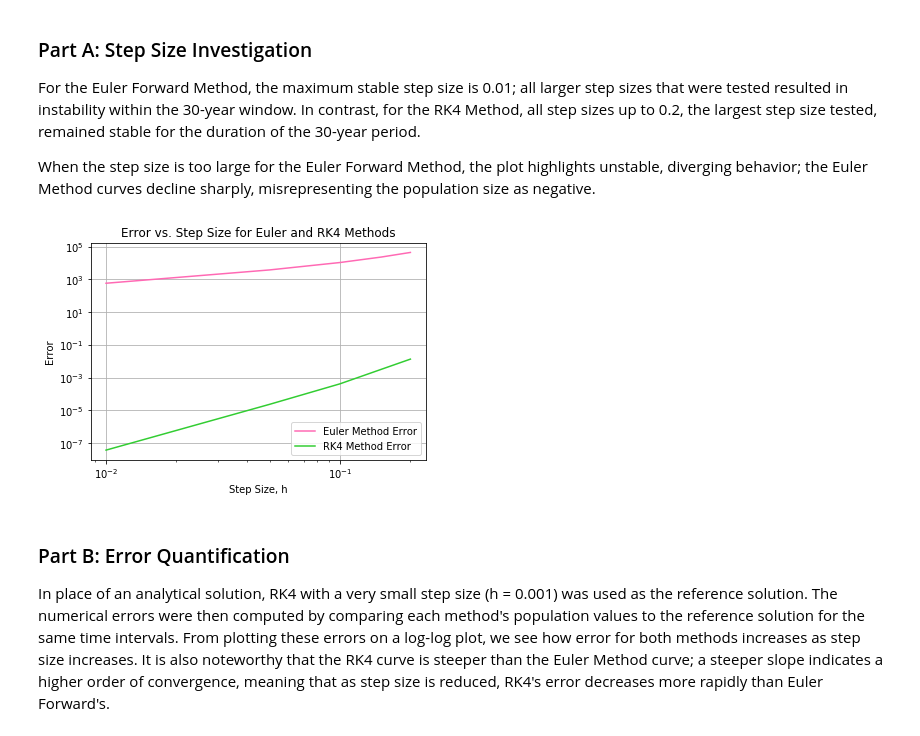
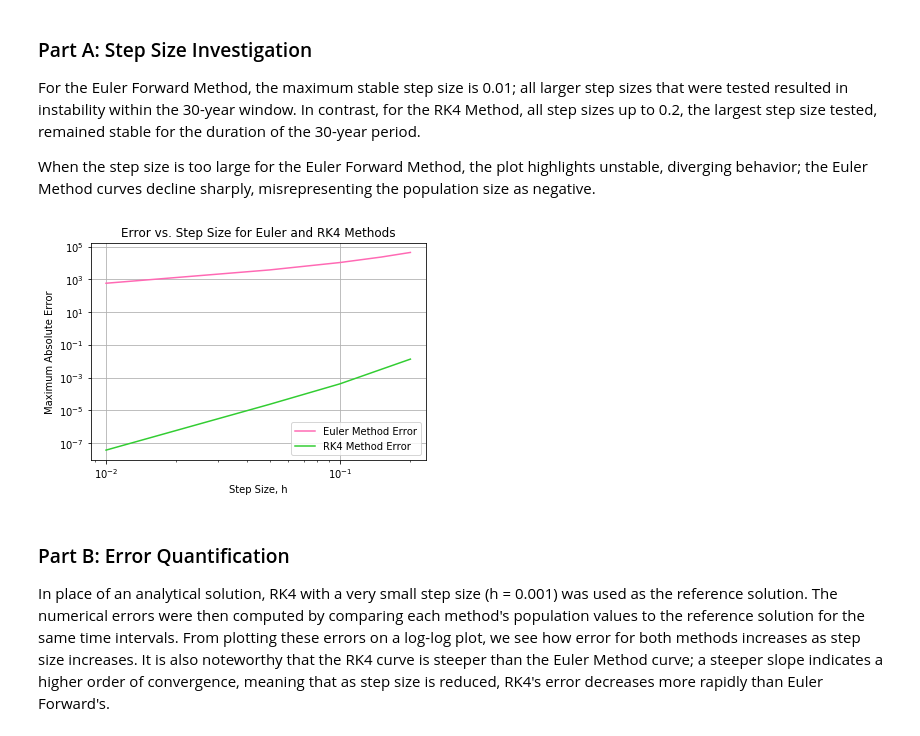
Before and after one commit to kaigandingco/coe311k, a Jupyter notebook: kcg2279-FINAL/Gandingco_Kai_COE311K_FinalProject_Part1.ipynb, the cells around one changed output. Saved outputs shown, nothing was run; the diff lists cells and outputs as text; code cells hidden in the pictures.

```diff
--- a/kcg2279-FINAL/Gandingco_Kai_COE311K_FinalProject_Part1.ipynb
+++ b/kcg2279-FINAL/Gandingco_Kai_COE311K_FinalProject_Part1.ipynb
@@ -179,33 +179,33 @@ When the step size is too large for the Euler Forward Method, the plot highlight
 # %%
 # Part B: Error Quantification
 
 referenced_times, referenced_solutions = rk4(f, 0.001, y0, startYear, endYear)
 # RK4 with a very small step size serves as reference solution
 euler_error = []
 rk4_error = []
 
 def get_error(times, measured, referenced_times, referenced_solutions):
     referenced = np.interp(times, referenced_times, referenced_solutions)
     return np.max(np.abs(measured - referenced))
 
 for h in step_sizes:
     euler_times, euler_solutions = euler_forward(f, h, y0, startYear, endYear)
     euler_error.append(get_error(euler_times, euler_solutions[:,0], referenced_times, referenced_solutions[:,0]))
     rk4_times, rk4_solutions = rk4(f, h, y0, startYear, endYear)
     rk4_error.append(get_error(rk4_times, rk4_solutions[:,0], referenced_times, referenced_solutions[:,0]))
 
 # Log-log plot of error vs. step size
 plt.figure()
 plt.loglog(step_sizes, euler_error, color='hotpink', label='Euler Method Error')
 plt.loglog(step_sizes, rk4_error, color='limegreen', label='RK4 Method Error')
 plt.title("Error vs. Step Size for Euler and RK4 Methods")
 plt.xlabel("Step Size, h")
-plt.ylabel("Error")
+plt.ylabel("Maximum Absolute Error")
 plt.legend()
 plt.grid()
 plt.show()
 # %% [output]
-[figure, old version]
+[figure, new version]
 # %% [markdown]
 ### Part B: Error Quantification
 In place of an analytical solution, RK4 with a very small step size (h = 0.001) was used as the reference solution. The numerical errors were then computed by comparing each method's population values to the reference solution for the same time intervals. From plotting these errors on a log-log plot, we see how error for both methods increases as step size increases. It is also noteworthy that the RK4 curve is steeper than the Euler Method curve; a steeper slope indicates a higher order of convergence, meaning that as step size is reduced, RK4's error decreases more rapidly than Euler Forward's.
```
Also changed, not shown: 1 other file.
